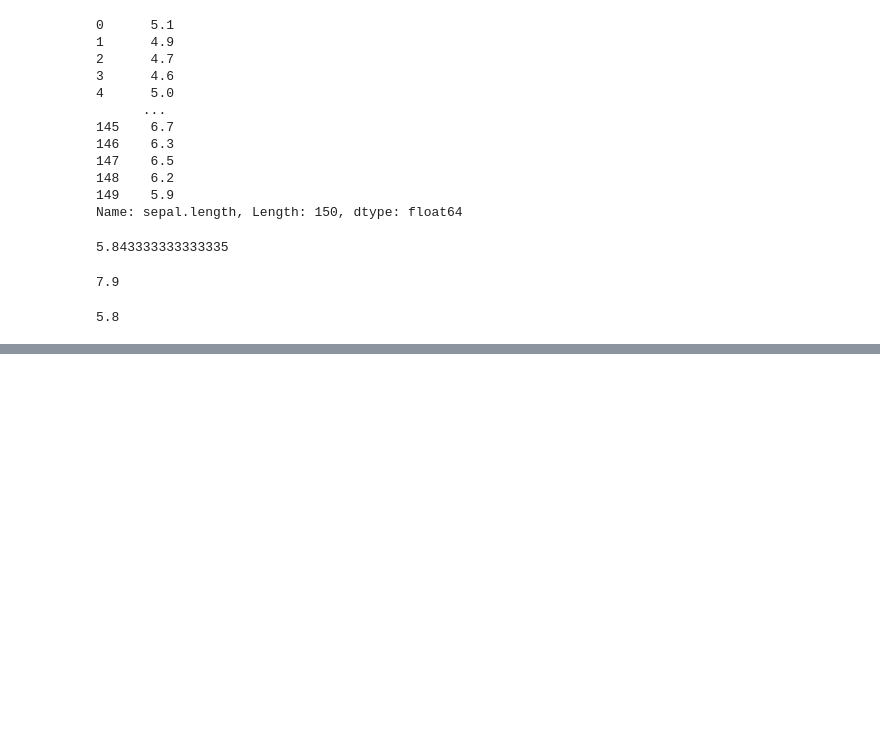
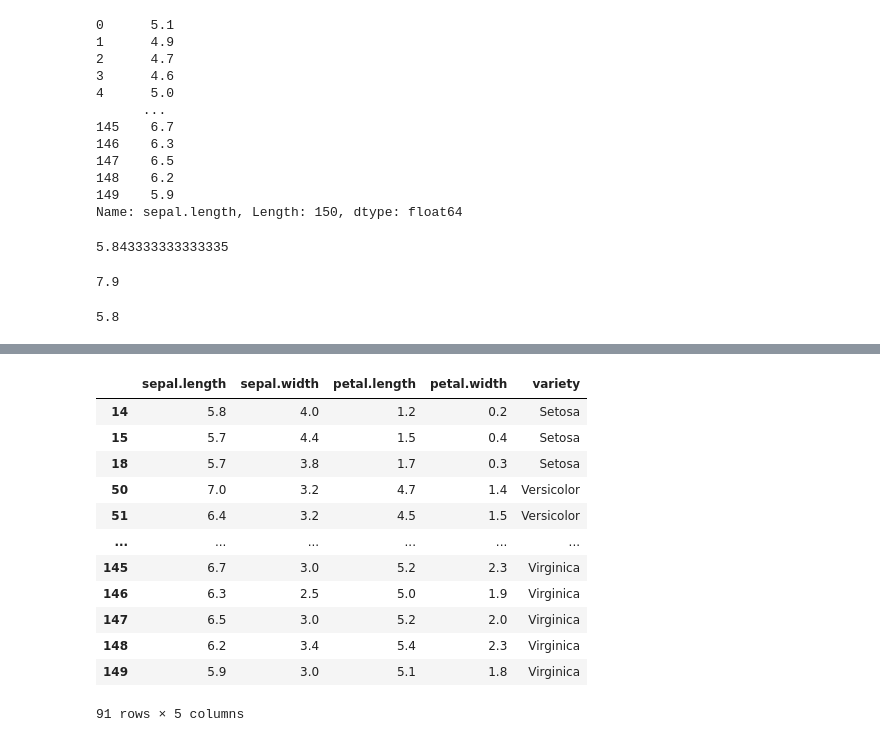
Before and after one commit to HoanChan/DataAnalytics, a Jupyter notebook: Notebook/2.Pandas-ReadData.ipynb, the cells around one changed output, grey strips where cells are left out. Drawn from its saved outputs; the diff is of its cells as text; code cells hidden in the pictures; blank space fills up the shorter version.

```diff
--- a/Notebook/2.Pandas-ReadData.ipynb
+++ b/Notebook/2.Pandas-ReadData.ipynb
@@ -68,0 +134,18 @@ sepal_length.median()
+# %%
+# Lọc tất cả các dòng dữ liệu có kích thước đài hoa > 5.5
+Virginica_sample = df[df['sepal.length'] > 5.5]
+Virginica_sample
+# %% [output]
+|  | sepal.length | sepal.width | petal.length | petal.width | variety |
+| 14 | 5.8 | 4.0 | 1.2 | 0.2 | Setosa |
+| 15 | 5.7 | 4.4 | 1.5 | 0.4 | Setosa |
+| 18 | 5.7 | 3.8 | 1.7 | 0.3 | Setosa |
+| 50 | 7.0 | 3.2 | 4.7 | 1.4 | Versicolor |
+| 51 | 6.4 | 3.2 | 4.5 | 1.5 | Versicolor |
+| ... | ... | ... | ... | ... | ... |
+| 145 | 6.7 | 3.0 | 5.2 | 2.3 | Virginica |
+| 146 | 6.3 | 2.5 | 5.0 | 1.9 | Virginica |
+| 147 | 6.5 | 3.0 | 5.2 | 2.0 | Virginica |
+| 148 | 6.2 | 3.4 | 5.4 | 2.3 | Virginica |
+| 149 | 5.9 | 3.0 | 5.1 | 1.8 | Virginica |
+91 rows × 5 columns
```
Also changed, not shown: parts of 8 cells of this notebook.
